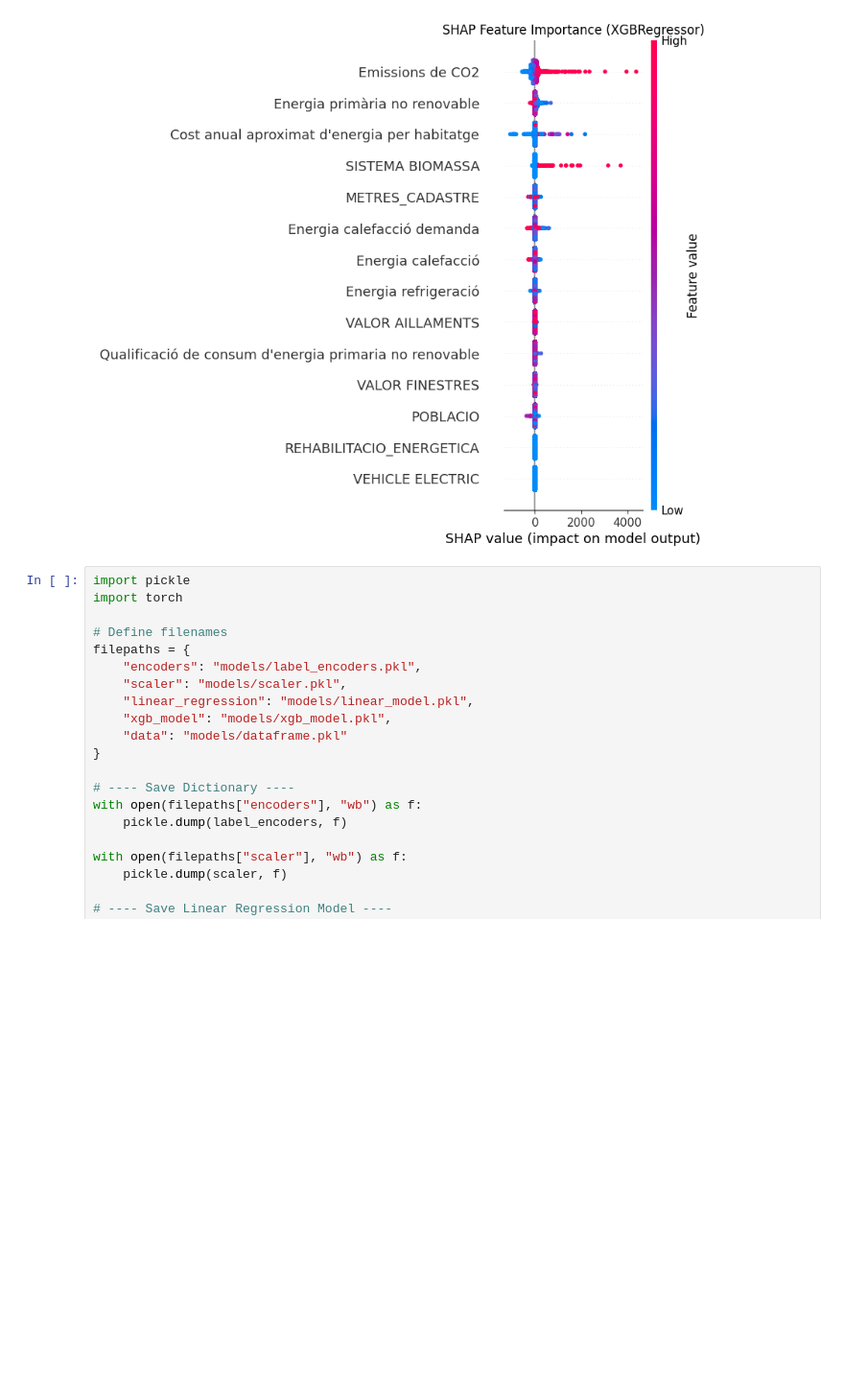
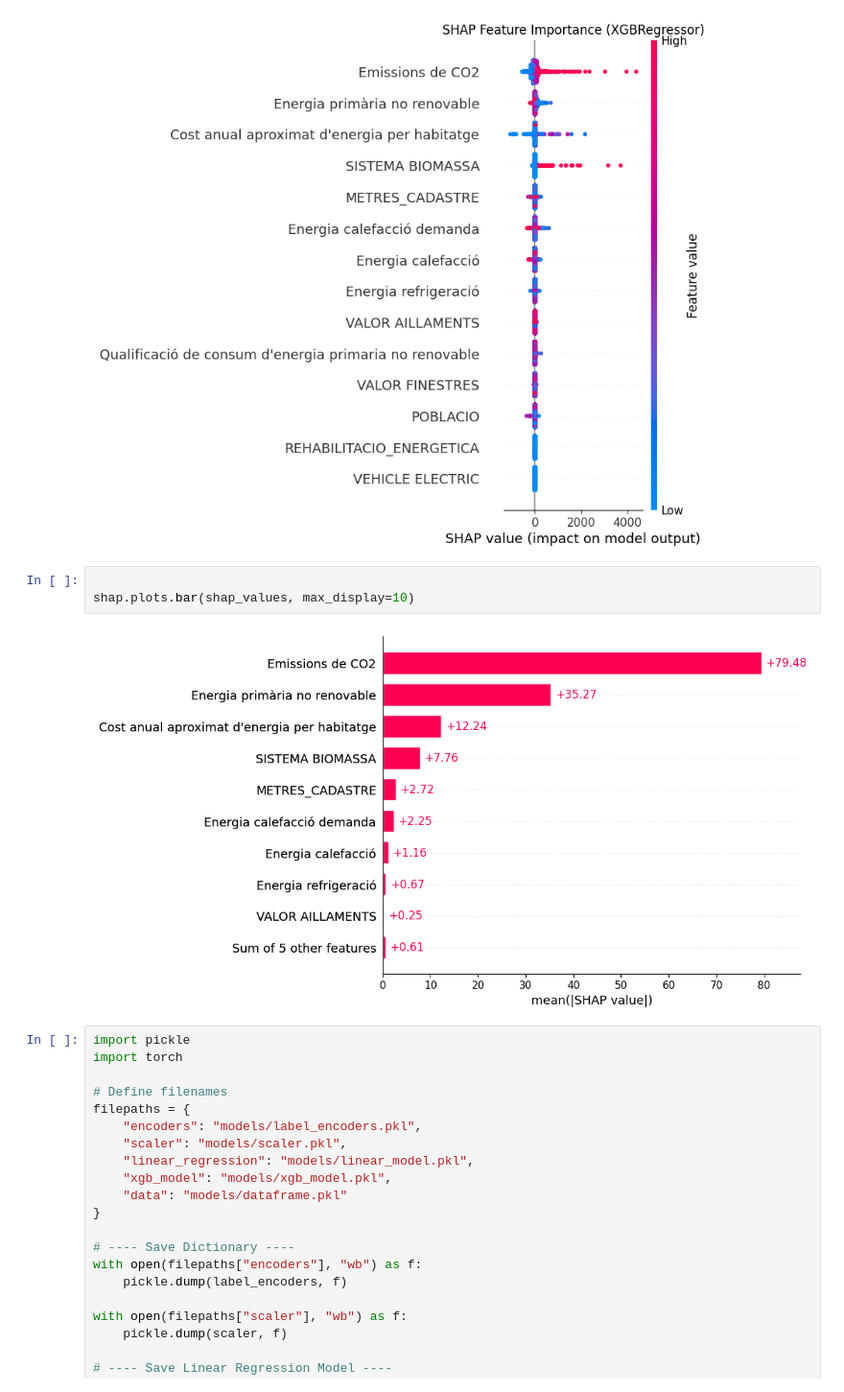
Before and after one commit to MarcLlopart/Net-Zero-Buildings, a Jupyter notebook: 2_energy_prediction.ipynb, the cells around one changed output. Shown: that part at 96% size. Saved outputs shown, nothing was run; the diff lists cells and outputs as text; blank space fills up the shorter version.

```diff
--- a/2_energy_prediction.ipynb
+++ b/2_energy_prediction.ipynb
@@ -304,6 +240,11 @@ plt.title("SHAP Feature Importance (XGBRegressor)")
 plt.show()
 # %% [output]
 [figure]
+# %%
+
+shap.plots.bar(shap_values, max_display=10)
+# %% [output]
+[figure, added]
 # %%
 import pickle
 import torch
```
Also changed, not shown: parts of 3 cells of this notebook, 4 other files.
